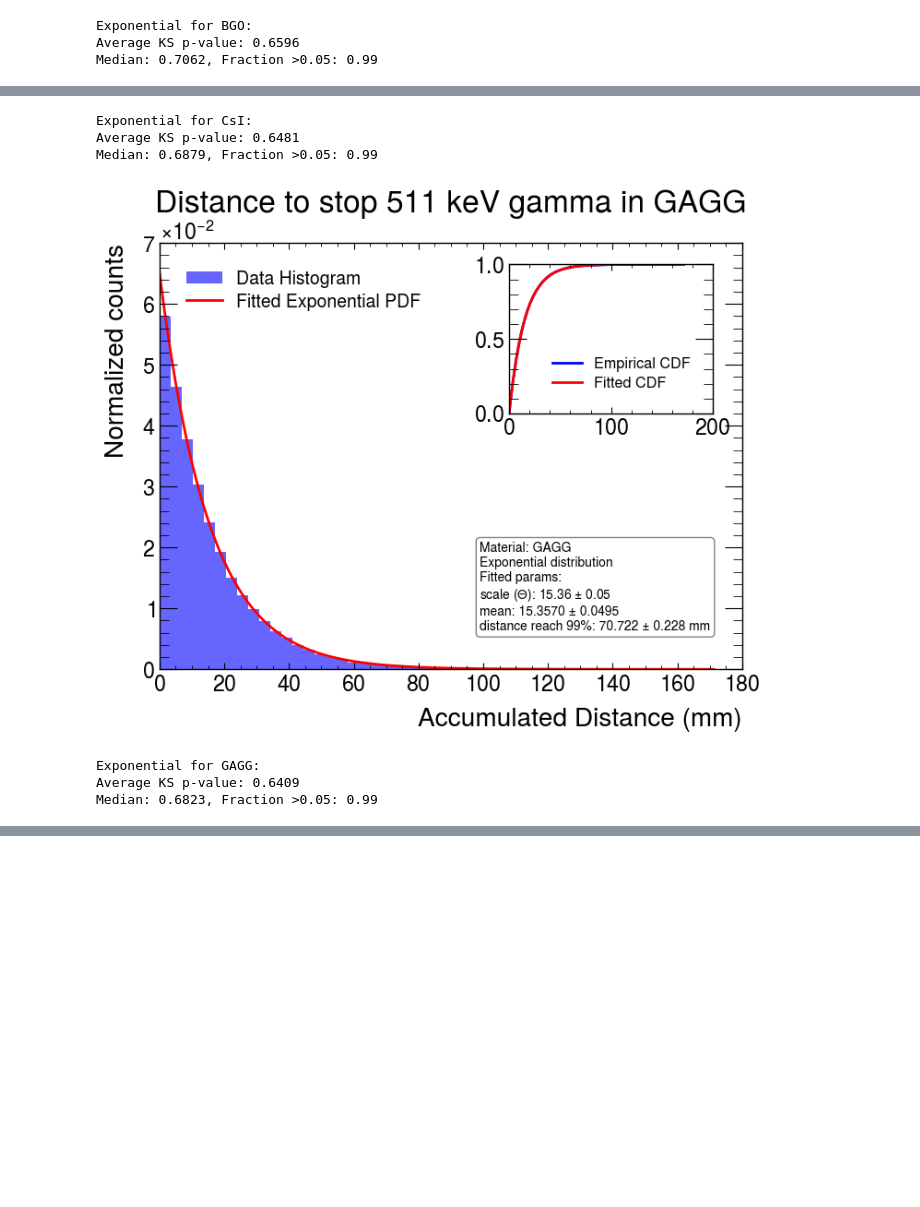
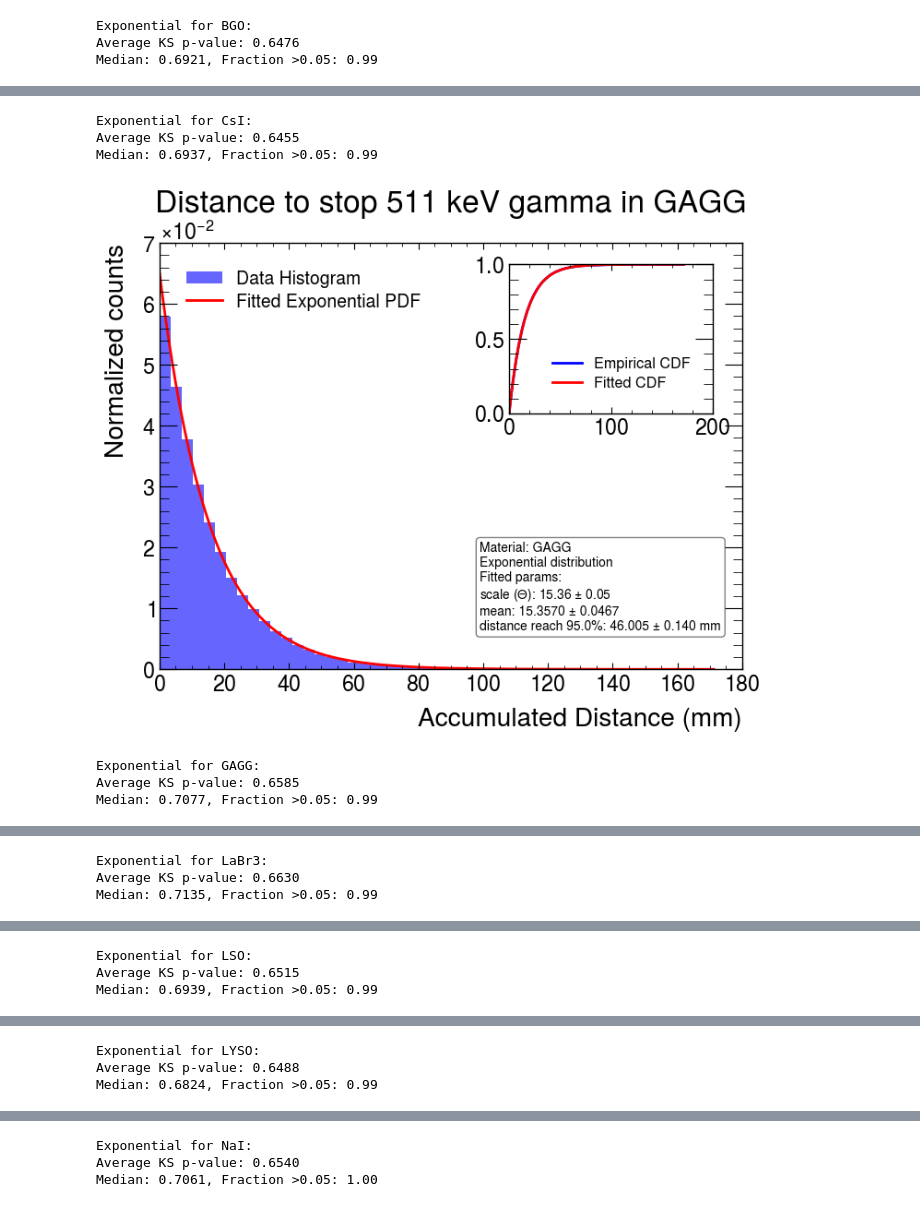
Before and after one commit to keiyinau/Geant4_Flexible, a Jupyter notebook: Geant4/MaterialTest/attenuation/Data_Analysis.ipynb, the cells around one changed output, grey strips where cells are left out. Drawn from its saved outputs; the diff is of its cells as text; code cells hidden in the pictures; blank space fills up the shorter version.

```diff
--- a/Geant4/MaterialTest/attenuation/Data_Analysis.ipynb
+++ b/Geant4/MaterialTest/attenuation/Data_Analysis.ipynb
@@ -10,12 +10,8 @@ from scipy import stats
 import os
 plt.style.use(hep.style.ATLAS)
 # %%
-import numpy as np
-from scipy.stats import expon
-import scipy.stats as stats
-import matplotlib.pyplot as plt
-import uproot # Ensure uproot is installed if not already
 file_names = ["BGO.root","CsI.root","GAGG.root","LaBr3.root","LSO.root","LYSO.root","NaI.root"]
+n=0.95
 for filename in file_names:
     MaterialName = filename.split(".")[0]
     data = np.array(uproot.open(filename)["Tracker"]["AccumulatedDistance_mm"].array())
@@ -23,7 +19,7 @@ for filename in file_names:
     fit_loc, fit_scale = expon.fit(data, floc=0)
     fit_mean = fit_scale
     # 99% quantile from main fit
-    dist_99 = expon.ppf(0.99, loc=fit_loc, scale=fit_scale)
+    dist_99 = expon.ppf(n, loc=fit_loc, scale=fit_scale)
     # Bootstrap for errors (M=500 resamples with replacement, full size)
     num_boot = 500
     boot_scales = np.zeros(num_boot)
@@ -34,7 +30,7 @@ for filename in file_names:
         b_loc, b_scale = expon.fit(boot_data, floc=0)
         boot_scales[b] = b_scale
         boot_means[b] = b_scale
-        boot_dist99[b] = expon.ppf(0.99, loc=b_loc, scale=b_scale)
+        boot_dist99[b] = expon.ppf(n, loc=b_loc, scale=b_scale)
     # Errors as std dev of bootstrap distributions
     err_scale = np.std(boot_scales)
     err_mean = np.std(boot_means)
@@ -63,7 +59,7 @@ for filename in file_names:
                f'Fitted params:\n'
                f'scale ($\Theta$): {fit_scale:.2f} ± {err_scale:.2f}\n'
                f'mean: {fit_mean:.4f} ± {err_mean:.4f}\n'
-               f'distance reach 99%: {dist_99:.3f} ± {err_dist99:.3f} mm')
+               f'distance reach {n*100}%: {dist_99:.3f} ± {err_dist99:.3f} mm')
     ax1.text(0.55, 0.30, textstr, transform=ax1.transAxes, fontsize=10,
              verticalalignment='top', bbox=dict(boxstyle='round', facecolor='white', alpha=0.5))
     plt.title("Distance to stop 511 keV gamma in " + MaterialName)
@@ -86,3 +82,3 @@ for filename in file_names:
 Exponential for BGO:
-Average KS p-value: 0.6596
-Median: 0.7062, Fraction >0.05: 0.99
+Average KS p-value: 0.6476
+Median: 0.6921, Fraction >0.05: 0.99
@@ -90,7 +86,7 @@ Median: 0.7062, Fraction >0.05: 0.99
 Exponential for CsI:
-Average KS p-value: 0.6481
-Median: 0.6879, Fraction >0.05: 0.99
+Average KS p-value: 0.6455
+Median: 0.6937, Fraction >0.05: 0.99
-[figure, old version]
+[figure, new version]
 Exponential for GAGG:
-Average KS p-value: 0.6409
-Median: 0.6823, Fraction >0.05: 0.99
+Average KS p-value: 0.6585
+Median: 0.7077, Fraction >0.05: 0.99
@@ -97,0 +94,3 @@ Median: 0.6823, Fraction >0.05: 0.99
+Exponential for LaBr3:
+Average KS p-value: 0.6630
+Median: 0.7135, Fraction >0.05: 0.99
@@ -97,0 +98,3 @@ Median: 0.6823, Fraction >0.05: 0.99
+Exponential for LSO:
+Average KS p-value: 0.6515
+Median: 0.6939, Fraction >0.05: 0.99
@@ -97,0 +102,3 @@ Median: 0.6823, Fraction >0.05: 0.99
+Exponential for LYSO:
+Average KS p-value: 0.6488
+Median: 0.6824, Fraction >0.05: 0.99
@@ -97,0 +106,3 @@ Median: 0.6823, Fraction >0.05: 0.99
+Exponential for NaI:
+Average KS p-value: 0.6540
+Median: 0.7061, Fraction >0.05: 1.00
```
Also changed, not shown: parts of 3 cells of this notebook, 22 other files.
